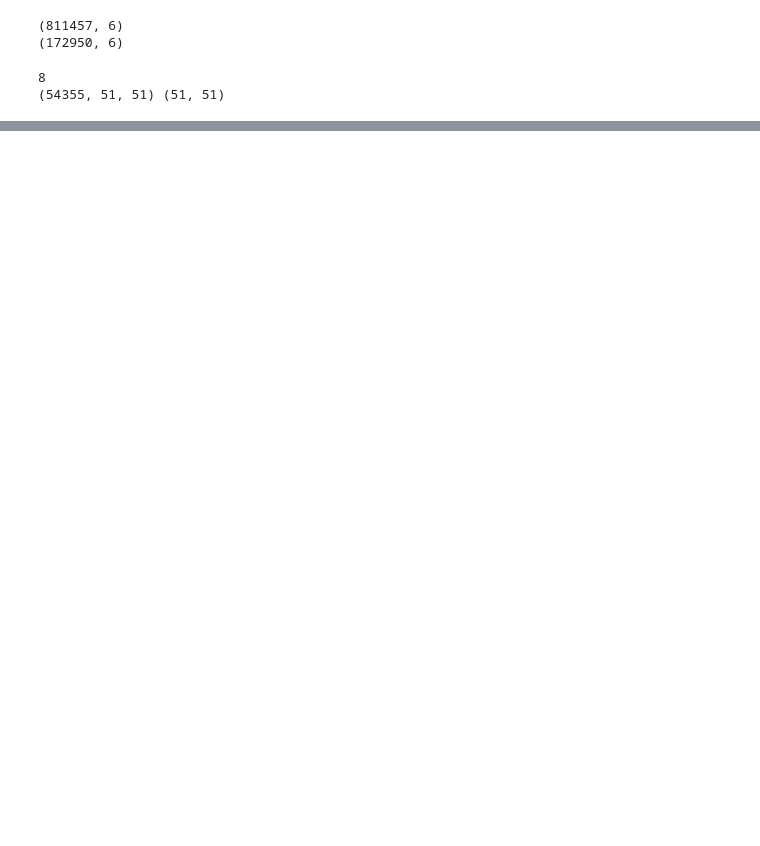
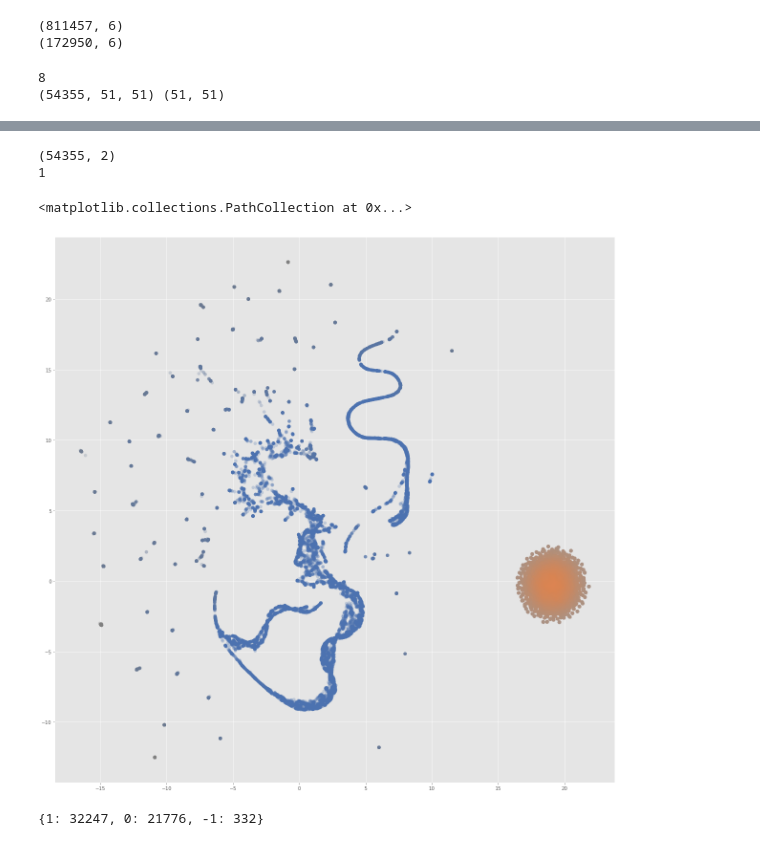
Before and after one commit to dmta9796/waferdatasetexperiments, a Jupyter notebook: autoencodertest.ipynb, the cells around one changed output, grey strips where cells are left out. Drawn from its saved outputs; the diff is of its cells as text; code cells hidden in the pictures; blank space fills up the shorter version.

```diff
--- a/autoencodertest.ipynb
+++ b/autoencodertest.ipynb
@@ -238,0 +332,35 @@ plt.show()
+# %%
+#hdbscan
+import hdbscan
+import seaborn as sns
+print(umapdata.shape)
+clustermodel = hdbscan.HDBSCAN(min_cluster_size=1000)
+clusterer =clustermodel.fit(umapdata)
+print(max(clusterer.labels_))
+color_palette = sns.color_palette('deep', max(clusterer.labels_) + 1)
+cluster_colors = [color_palette[x] if x >= 0 else (0.5, 0.5, 0.5) for x in clusterer.labels_]
+cluster_member_colors = [sns.desaturate(x, p) for x, p in zip(cluster_colors, clusterer.probabilities_)]
+plt.figure(figsize=(21, 21))
+plt.scatter(umapdata[:,0], umapdata[:,1], s=50, linewidth=0, c=cluster_member_colors, alpha=0.25)
+# %% [output]
+(54355, 2)
+1
+<matplotlib.collections.PathCollection at 0x...>
+[figure, added]
+# %%
+#check which cluster is which
+n = 0
+test =subdata["failureType"]
+label = clusterer.labels_[n]
+
+freq = {}
+for label in clusterer.labels_:
+    try:
+        freq[label] += 1
+    except:
+        freq[label] = 1
+print(freq)
+
+#print(test,label)
+# %% [output]
+{1: 32247, 0: 21776, -1: 332}
```
Also changed, not shown: parts of 8 cells of this notebook.
